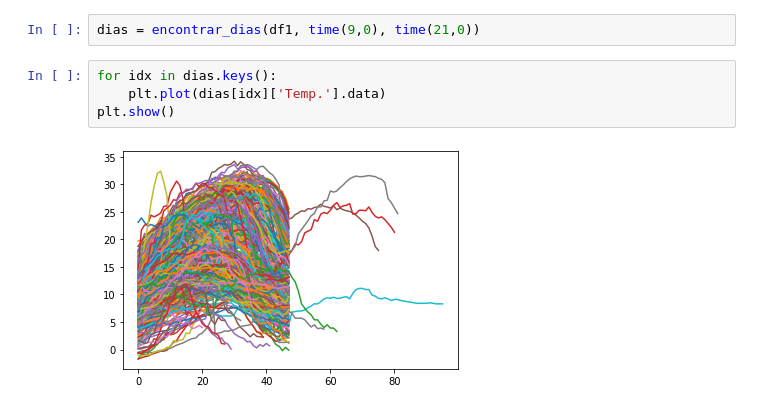
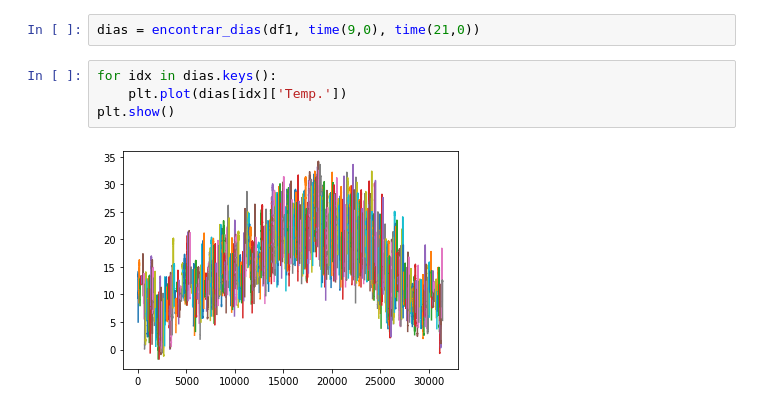
Before and after one commit to frmunozz/AGRIMED, a Jupyter notebook: notebooks/revision_formula_profe.ipynb, the cells around one changed output. Drawn from its saved outputs; the diff is of its cells as text.

```diff
--- a/notebooks/revision_formula_profe.ipynb
+++ b/notebooks/revision_formula_profe.ipynb
@@ -174,7 +174,7 @@ def normalizar_curva(serie):
 dias = encontrar_dias(df1, time(9,0), time(21,0))
 # %%
 for idx in dias.keys():
-    plt.plot(dias[idx]['Temp.'].data)
+    plt.plot(dias[idx]['Temp.'])
 plt.show()
 # %% [output]
-[figure, old version]
+[figure, new version]
```
Also changed, not shown: 2 other files.
